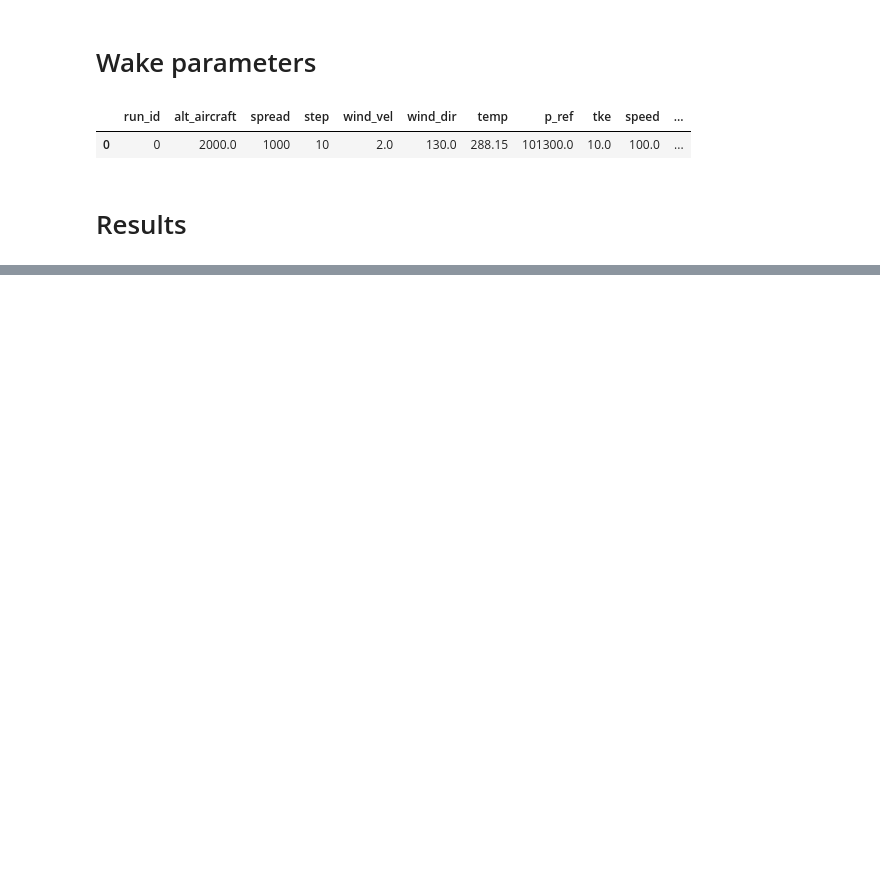
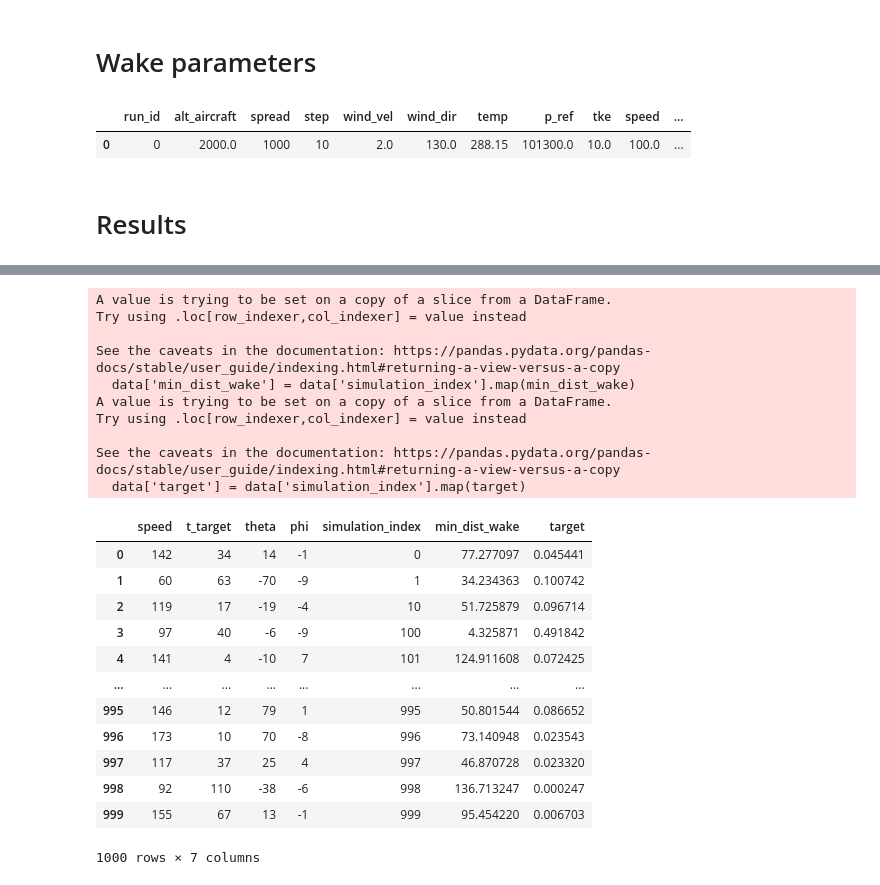
Before and after one commit to kruuZHAW/wake_encounter, a Jupyter notebook: run/analysis.ipynb, the cells around one changed output, grey strips where cells are left out. Cells and saved outputs as stored; diff of their text form; code cells hidden in the pictures; blank space fills up the shorter version.

```diff
--- a/run/analysis.ipynb
+++ b/run/analysis.ipynb
@@ -81,11 +155,0 @@ pd.read_parquet("/backup/kruu/wake_encounter_simulations/encounters/0/A320_0_res
-# %%
-directories = sorted([d for d in os.listdir(os.path.join(source_path, "encounters")) if d.isdigit()])
-
-results = {}
-
-for dir_name in directories:
-    file_path = os.path.join(source_path, "encounters", dir_name, "A320_" + dir_name + "_results.parquet")
-
-    if os.path.exists(file_path):
-        df = pd.read_parquet(file_path)
-        results[int(dir_name)] = df
@@ -169,0 +214,36 @@ plt.show()
+# %%
+target = {i:df['C_l'].abs().max() for i, df in results.items()}
+data = aggregated_params[["speed", "t_target", "theta", "phi", "simulation_index"]]
+
+min_dist_wake = {}
+for i in data.simulation_index.unique():
+    temp = pd.read_parquet("/backup/kruu/wake_encounter_simulations/encounters/"+str(i)+"/encounter_df.parquet")
+    min_dist_wake[i] = min(temp.dist_left_wake.min(), temp.dist_right_wake.min())
+
+data['min_dist_wake'] = data['simulation_index'].map(min_dist_wake)
+data['target'] = data['simulation_index'].map(target)
+data
+# %% [output]
+A value is trying to be set on a copy of a slice from a DataFrame.
+Try using .loc[row_indexer,col_indexer] = value instead
+
+See the caveats in the documentation: https://pandas.pydata.org/pandas-docs/stable/user_guide/indexing.html#returning-a-view-versus-a-copy
+  data['min_dist_wake'] = data['simulation_index'].map(min_dist_wake)
+A value is trying to be set on a copy of a slice from a DataFrame.
+Try using .loc[row_indexer,col_indexer] = value instead
+
+See the caveats in the documentation: https://pandas.pydata.org/pandas-docs/stable/user_guide/indexing.html#returning-a-view-versus-a-copy
+  data['target'] = data['simulation_index'].map(target)
+|  | speed | t_target | theta | phi | simulation_index | min_dist_wake | target |
+| 0 | 142 | 34 | 14 | -1 | 0 | 77.277097 | 0.045441 |
+| 1 | 60 | 63 | -70 | -9 | 1 | 34.234363 | 0.100742 |
+| 2 | 119 | 17 | -19 | -4 | 10 | 51.725879 | 0.096714 |
+| 3 | 97 | 40 | -6 | -9 | 100 | 4.325871 | 0.491842 |
+| 4 | 141 | 4 | -10 | 7 | 101 | 124.911608 | 0.072425 |
+| ... | ... | ... | ... | ... | ... | ... | ... |
+| 995 | 146 | 12 | 79 | 1 | 995 | 50.801544 | 0.086652 |
+| 996 | 173 | 10 | 70 | -8 | 996 | 73.140948 | 0.023543 |
+| 997 | 117 | 37 | 25 | 4 | 997 | 46.870728 | 0.023320 |
+| 998 | 92 | 110 | -38 | -6 | 998 | 136.713247 | 0.000247 |
+| 999 | 155 | 67 | 13 | -1 | 999 | 95.454220 | 0.006703 |
+1000 rows × 7 columns
```
Also changed, not shown: parts of 18 cells of this notebook, 6 other files.
